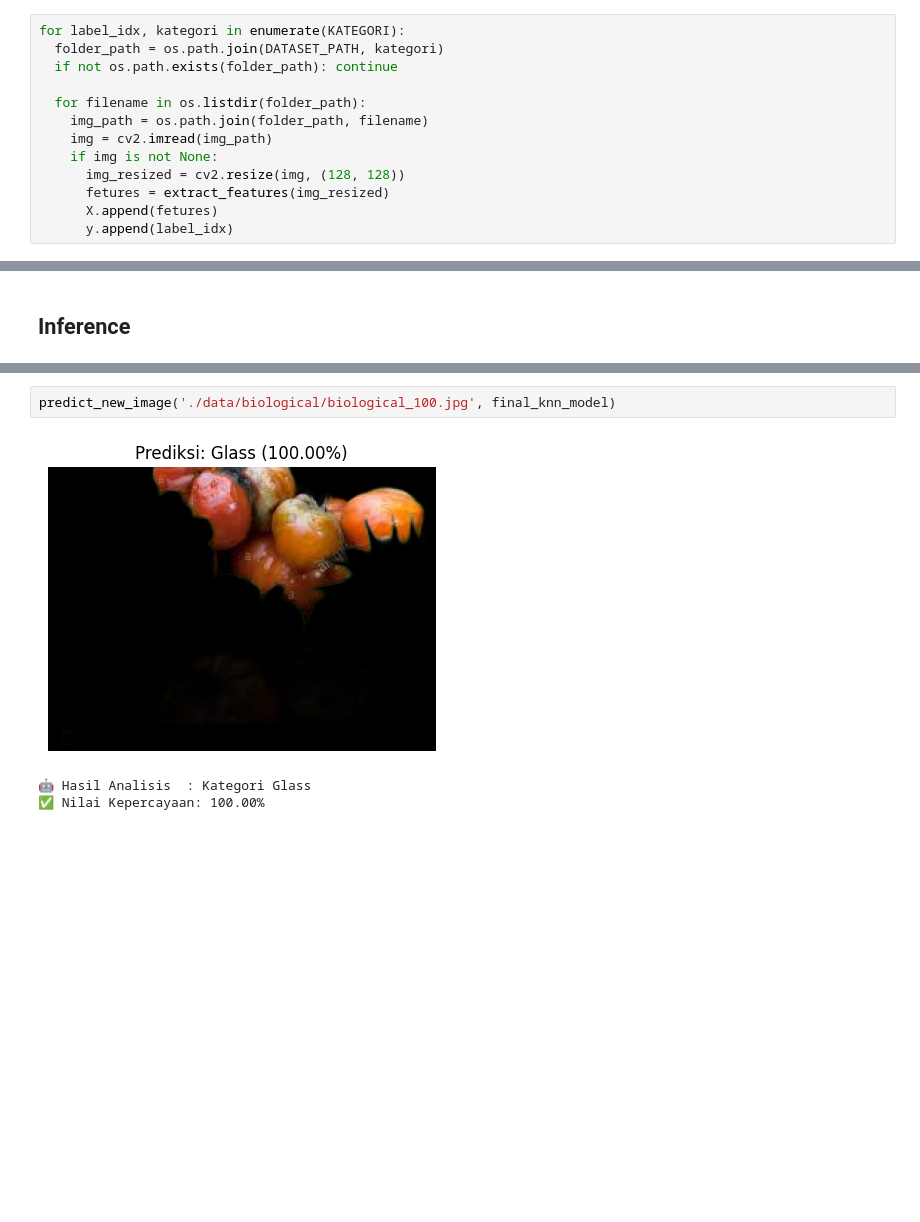
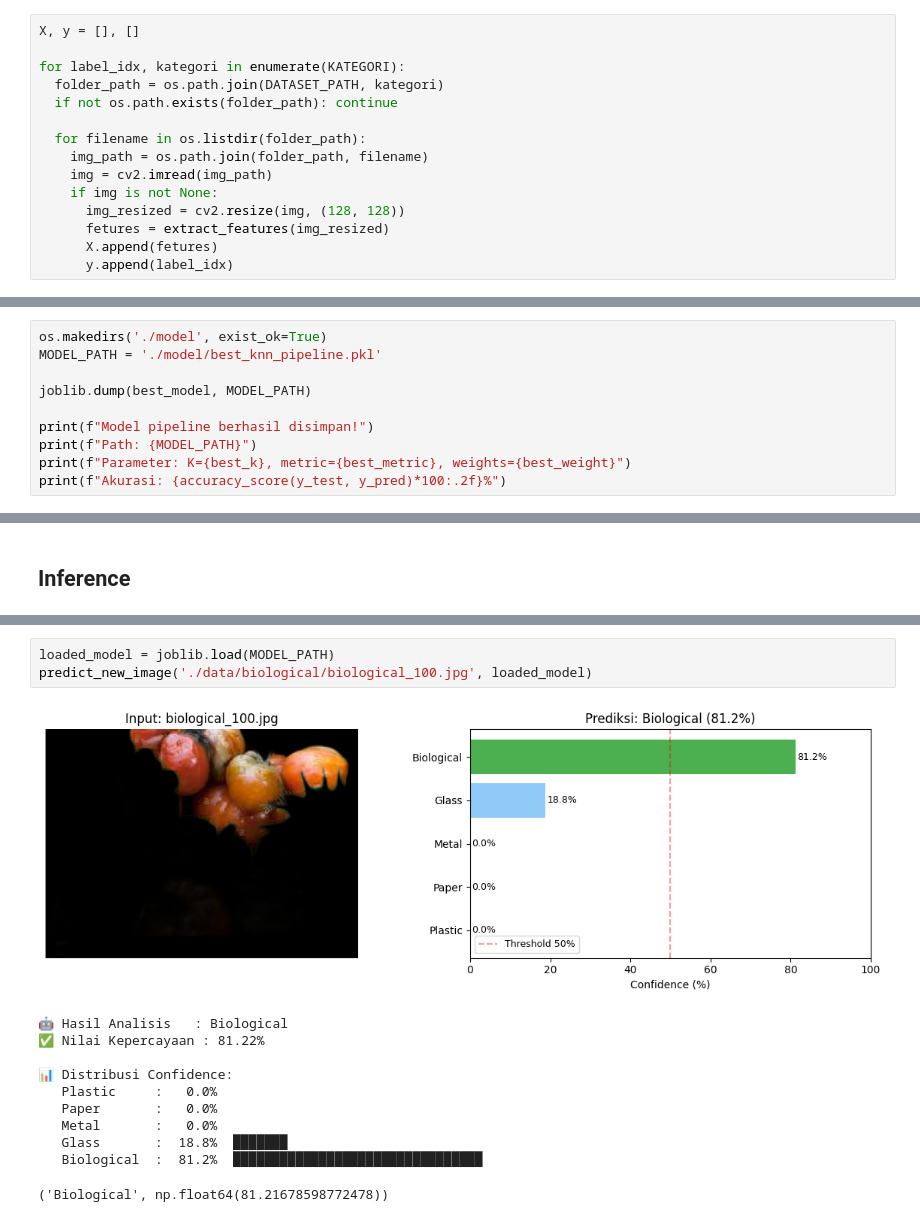
Before and after one commit to novandrawichdafarun/KNN_Waste_Classification, a Jupyter notebook: notebook.ipynb, the cells around one changed output, grey strips where cells are left out. Saved outputs shown, nothing was run; the diff lists cells and outputs as text; blank space fills up the shorter version.

```diff
--- a/notebook.ipynb
+++ b/notebook.ipynb
@@ -141,4 +155,6 @@ y = []
 # %%
+X, y = [], []
+
 for label_idx, kategori in enumerate(KATEGORI):
   folder_path = os.path.join(DATASET_PATH, kategori)
   if not os.path.exists(folder_path): continue
@@ -245,0 +305,10 @@ plt.show()
+# %%
+os.makedirs('./model', exist_ok=True)
+MODEL_PATH = './model/best_knn_pipeline.pkl'
+
+joblib.dump(best_model, MODEL_PATH)
+
+print(f"Model pipeline berhasil disimpan!")
+print(f"Path: {MODEL_PATH}")
+print(f"Parameter: K={best_k}, metric={best_metric}, weights={best_weight}")
+print(f"Akurasi: {accuracy_score(y_test, y_pred)*100:.2f}%")
@@ -278,6 +377,15 @@ def predict_new_image(image_path, model):
 # %%
-predict_new_image('./data/biological/biological_100.jpg', final_knn_model)
+loaded_model = joblib.load(MODEL_PATH)
+predict_new_image('./data/biological/biological_100.jpg', loaded_model)
 # %% [output]
-[figure, old version]
+[figure, new version]
-🤖 Hasil Analisis  : Kategori Glass
-✅ Nilai Kepercayaan: 100.00%
+🤖 Hasil Analisis   : Biological
+✅ Nilai Kepercayaan : 81.22%
+
+📊 Distribusi Confidence:
+   Plastic     :   0.0%
+   Paper       :   0.0%
+   Metal       :   0.0%
+   Glass       :  18.8%  ███████
+   Biological  :  81.2%  ████████████████████████████████
+('Biological', np.float64(81.21678598772478))
```
Also changed, not shown: parts of 23 cells of this notebook, 1 other file.
